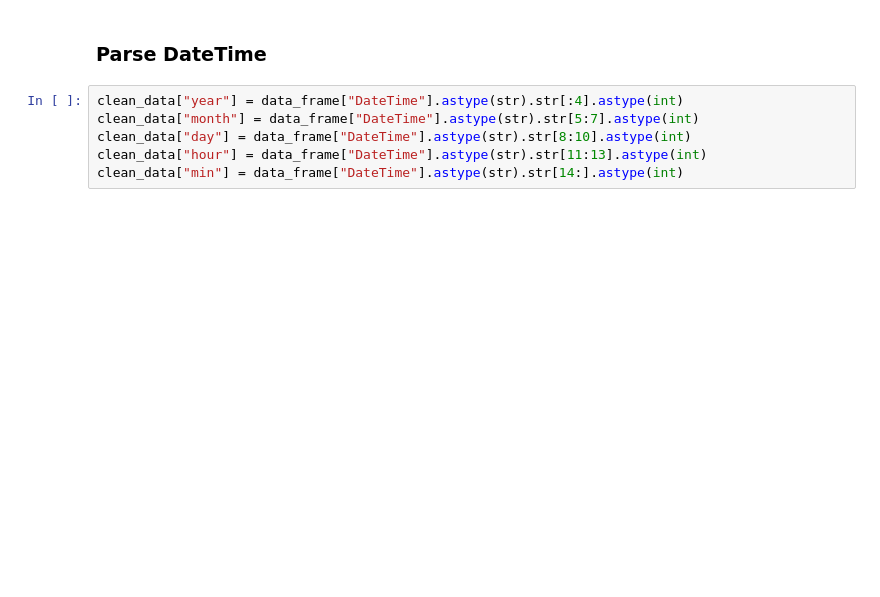
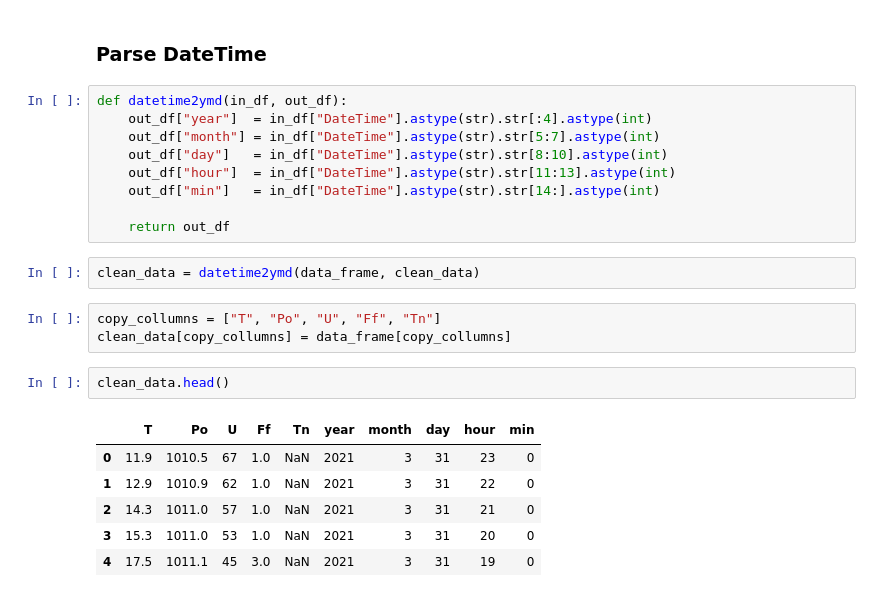
Before and after one commit to basicskill/matf-hackathon, a Jupyter notebook: Data Visualization.ipynb, the cells around one changed output. Drawn from its saved outputs; the diff is of its cells as text; blank space fills up the shorter version.

```diff
--- a/Data Visualization.ipynb
+++ b/Data Visualization.ipynb
@@ -20,8 +48,25 @@ data_frame.head()
 # %% [markdown]
 ### Parse DateTime
 # %%
-clean_data["year"] = data_frame["DateTime"].astype(str).str[:4].astype(int)
-clean_data["month"] = data_frame["DateTime"].astype(str).str[5:7].astype(int)
-clean_data["day"] = data_frame["DateTime"].astype(str).str[8:10].astype(int)
-clean_data["hour"] = data_frame["DateTime"].astype(str).str[11:13].astype(int)
-clean_data["min"] = data_frame["DateTime"].astype(str).str[14:].astype(int)
+def datetime2ymd(in_df, out_df):
+    out_df["year"]  = in_df["DateTime"].astype(str).str[:4].astype(int)
+    out_df["month"] = in_df["DateTime"].astype(str).str[5:7].astype(int)
+    out_df["day"]   = in_df["DateTime"].astype(str).str[8:10].astype(int)
+    out_df["hour"]  = in_df["DateTime"].astype(str).str[11:13].astype(int)
+    out_df["min"]   = in_df["DateTime"].astype(str).str[14:].astype(int)
+
+    return out_df
+# %%
+clean_data = datetime2ymd(data_frame, clean_data)
+# %%
+copy_collumns = ["T", "Po", "U", "Ff", "Tn"]
+clean_data[copy_collumns] = data_frame[copy_collumns]
+# %%
+clean_data.head()
+# %% [output]
+|  | T | Po | U | Ff | Tn | year | month | day | hour | min |
+| 0 | 11.9 | 1010.5 | 67 | 1.0 | NaN | 2021 | 3 | 31 | 23 | 0 |
+| 1 | 12.9 | 1010.9 | 62 | 1.0 | NaN | 2021 | 3 | 31 | 22 | 0 |
+| 2 | 14.3 | 1011.0 | 57 | 1.0 | NaN | 2021 | 3 | 31 | 21 | 0 |
+| 3 | 15.3 | 1011.0 | 53 | 1.0 | NaN | 2021 | 3 | 31 | 20 | 0 |
+| 4 | 17.5 | 1011.1 | 45 | 3.0 | NaN | 2021 | 3 | 31 | 19 | 0 |
```
Also changed, not shown: parts of 9 cells of this notebook.
